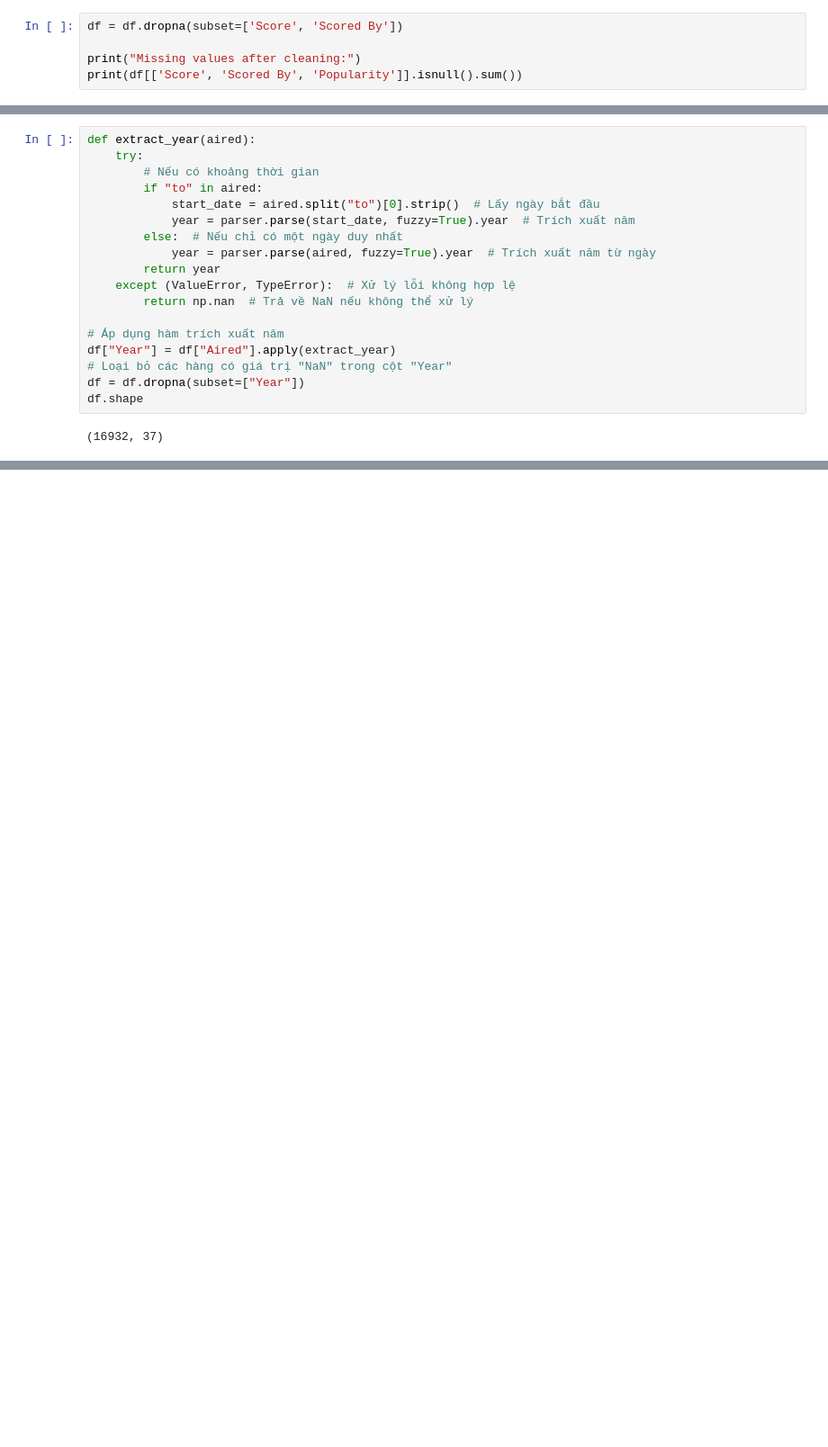
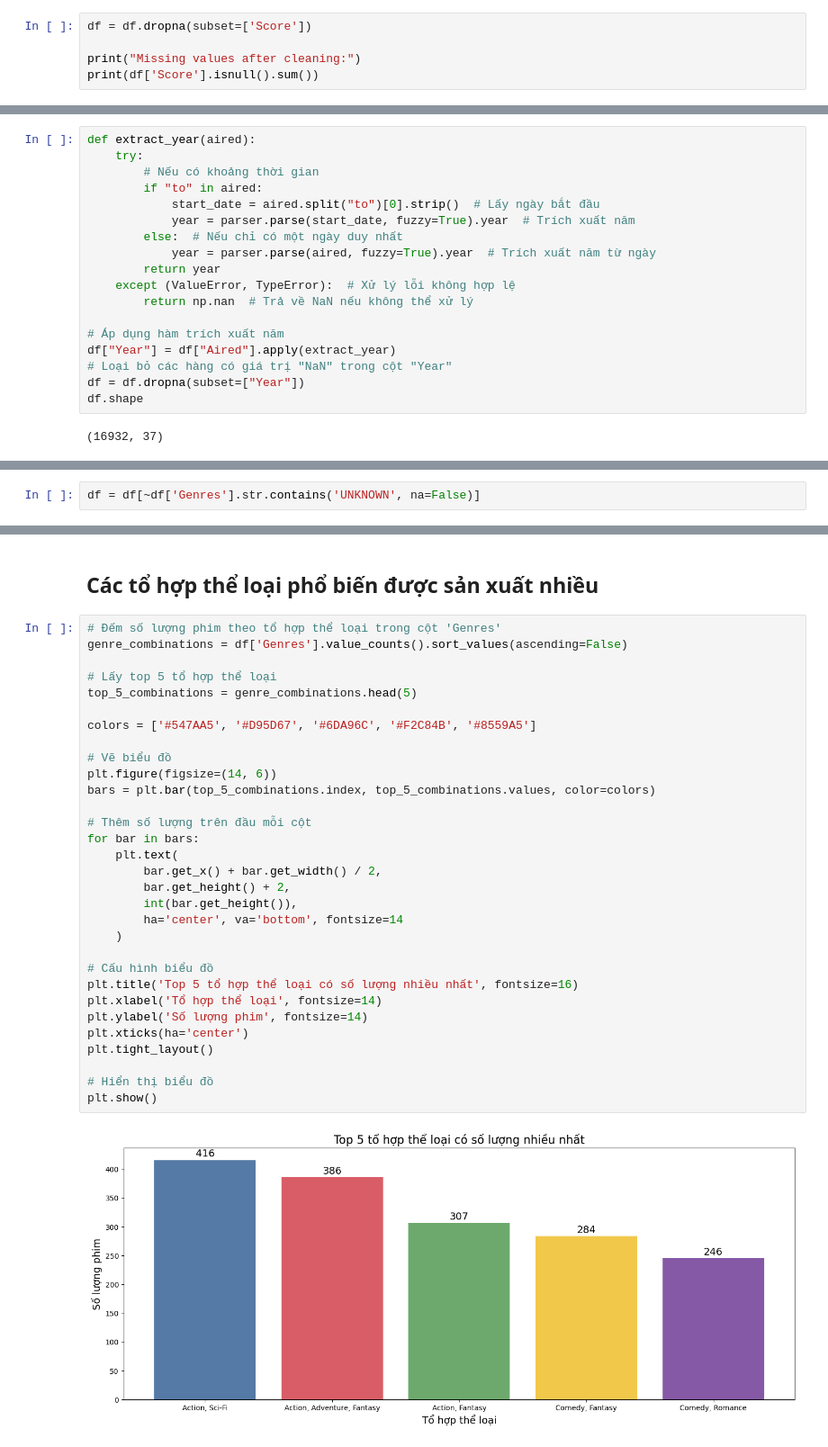
Before and after one commit to V1nk4n/Intro2DS_FinalProject, a Jupyter notebook: question_v1nk4n.ipynb, the cells around one changed output, grey strips where cells are left out. Shown at 90% size. Cells and saved outputs as stored; diff of their text form; blank space fills up the shorter version.

```diff
--- a/question_v1nk4n.ipynb
+++ b/question_v1nk4n.ipynb
@@ -39,8 +44,8 @@ Popularity       0
 dtype: int64
 # %%
-df = df.dropna(subset=['Score', 'Scored By'])
+df = df.dropna(subset=['Score'])
 
 print("Missing values after cleaning:")
-print(df[['Score', 'Scored By', 'Popularity']].isnull().sum())
+print(df['Score'].isnull().sum())
 # %% [output]
 Missing values after cleaning:
@@ -260,0 +73,2 @@ plt.show()
+# %%
+df = df[~df['Genres'].str.contains('UNKNOWN', na=False)]
@@ -260,0 +81,35 @@ plt.show()
+# %% [markdown]
+## Các tổ hợp thể loại phổ biến được sản xuất nhiều
+# %%
+# Đếm số lượng phim theo tổ hợp thể loại trong cột 'Genres'
+genre_combinations = df['Genres'].value_counts().sort_values(ascending=False)
+
+# Lấy top 5 tổ hợp thể loại
+top_5_combinations = genre_combinations.head(5)
+
+colors = ['#547AA5', '#D95D67', '#6DA96C', '#F2C84B', '#8559A5']
+
+# Vẽ biểu đồ
+plt.figure(figsize=(14, 6))
+bars = plt.bar(top_5_combinations.index, top_5_combinations.values, color=colors)
+
+# Thêm số lượng trên đầu mỗi cột
+for bar in bars:
+    plt.text(
+        bar.get_x() + bar.get_width() / 2,
+        bar.get_height() + 2,
+        int(bar.get_height()),
+        ha='center', va='bottom', fontsize=14
+    )
+
+# Cấu hình biểu đồ
+plt.title('Top 5 tổ hợp thể loại có số lượng nhiều nhất', fontsize=16)
+plt.xlabel('Tổ hợp thể loại', fontsize=14)
+plt.ylabel('Số lượng phim', fontsize=14)
+plt.xticks(ha='center')
+plt.tight_layout()
+
+# Hiển thị biểu đồ
+plt.show()
+# %% [output]
+[figure, added]
```
Also changed, not shown: parts of 41 cells of this notebook, 1 other file.
